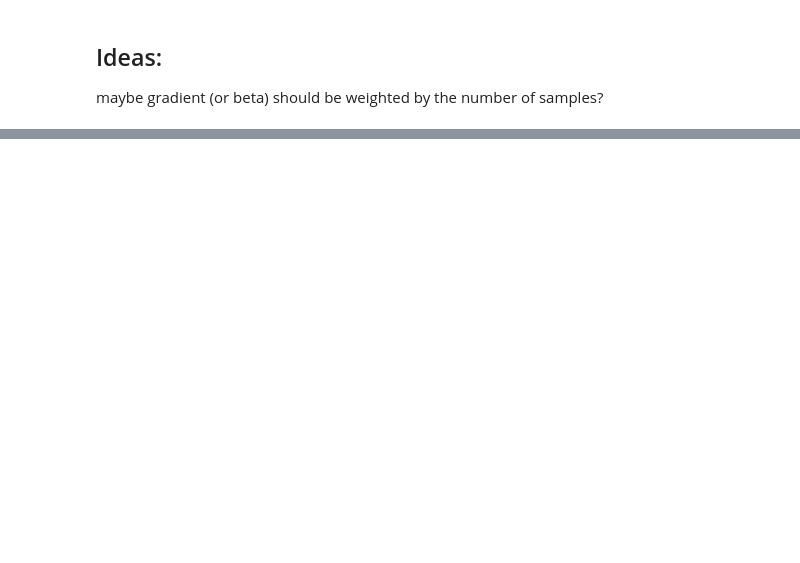
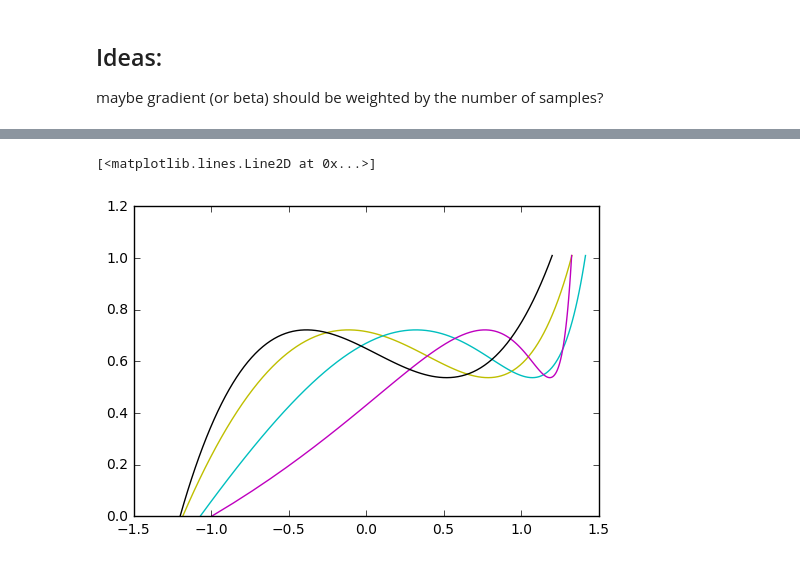
Before and after one commit to LCAV/surface-reconstruction, a Jupyter notebook: results.ipynb, the cells around one changed output, grey strips where cells are left out. Cells and saved outputs as stored; diff of their text form; code cells hidden in the pictures; blank space fills up the shorter version.

```diff
--- a/results.ipynb
+++ b/results.ipynb
@@ -70,3 +70,11 @@ plt.plot(t, row, label='orginal')
+# %%
+plt.plot(np.array(pol.shifted_positions(sample_positions=t,trace_param=[-0.15,1,1]))+0.3, row, color='y')
+plt.plot(np.array(pol.shifted_positions(sample_positions=t,trace_param=[-0.34,0.8,1]))+0.7, row, color='c')
+plt.plot(np.array(pol.shifted_positions(sample_positions=t,trace_param=[-0.54,0.4,1]))+1, row, color='m')
+plt.plot(t, row, label='orginal',color='k')
+# %% [output]
+[<matplotlib.lines.Line2D at 0x...>]
+[figure, added]
 # %%
 # pf = pf[int(len(pf)/2):]
 
```
Also changed, not shown: parts of 7 cells of this notebook, 3 other files.
